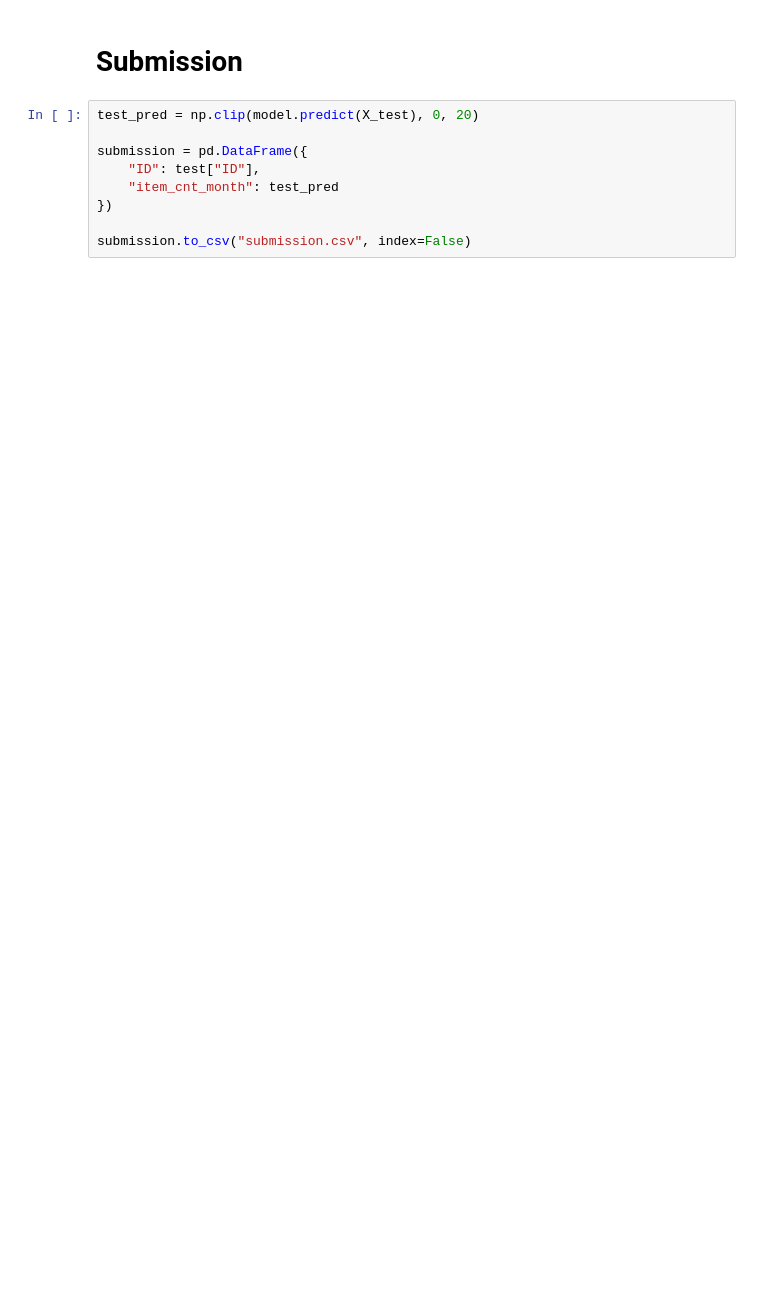
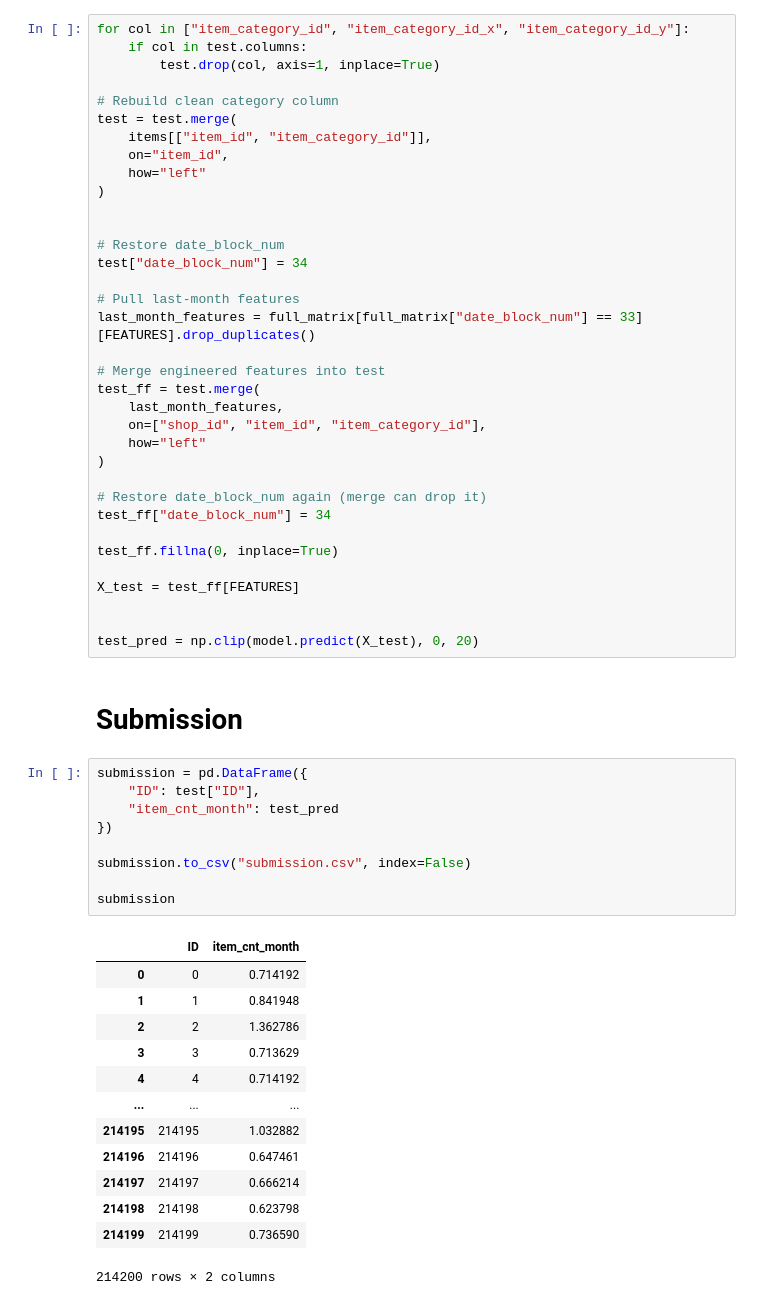
Before and after one commit to Acheon-stst/Acheon-stst, a Jupyter notebook: DNSC3288.ipynb, the cells around one changed output. Saved outputs shown, nothing was run; the diff lists cells and outputs as text; blank space fills up the shorter version.

```diff
--- a/DNSC3288.ipynb
+++ b/DNSC3288.ipynb
@@ -191,11 +191,60 @@ X_test = test_matrix[FEATURE_COLS]
+# %%
+for col in ["item_category_id", "item_category_id_x", "item_category_id_y"]:
+    if col in test.columns:
+        test.drop(col, axis=1, inplace=True)
+
+# Rebuild clean category column
+test = test.merge(
+    items[["item_id", "item_category_id"]],
+    on="item_id",
+    how="left"
+)
+
+
+# Restore date_block_num
+test["date_block_num"] = 34
+
+# Pull last-month features
+last_month_features = full_matrix[full_matrix["date_block_num"] == 33][FEATURES].drop_duplicates()
+
+# Merge engineered features into test
+test_ff = test.merge(
+    last_month_features,
+    on=["shop_id", "item_id", "item_category_id"],
+    how="left"
+)
+
+# Restore date_block_num again (merge can drop it)
+test_ff["date_block_num"] = 34
+
+test_ff.fillna(0, inplace=True)
+
+X_test = test_ff[FEATURES]
+
+
+test_pred = np.clip(model.predict(X_test), 0, 20)
 # %% [markdown]
 # Submission
 # %%
-test_pred = np.clip(model.predict(X_test), 0, 20)
-
 submission = pd.DataFrame({
     "ID": test["ID"],
     "item_cnt_month": test_pred
 })
 
 submission.to_csv("submission.csv", index=False)
+
+submission
+# %% [output]
+|  | ID | item_cnt_month |
+| 0 | 0 | 0.714192 |
+| 1 | 1 | 0.841948 |
+| 2 | 2 | 1.362786 |
+| 3 | 3 | 0.713629 |
+| 4 | 4 | 0.714192 |
+| ... | ... | ... |
+| 214195 | 214195 | 1.032882 |
+| 214196 | 214196 | 0.647461 |
+| 214197 | 214197 | 0.666214 |
+| 214198 | 214198 | 0.623798 |
+| 214199 | 214199 | 0.736590 |
+214200 rows × 2 columns
```
Also changed, not shown: parts of 5 cells of this notebook.
